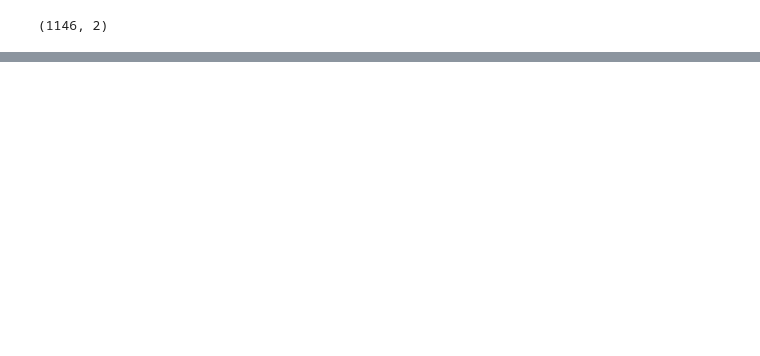
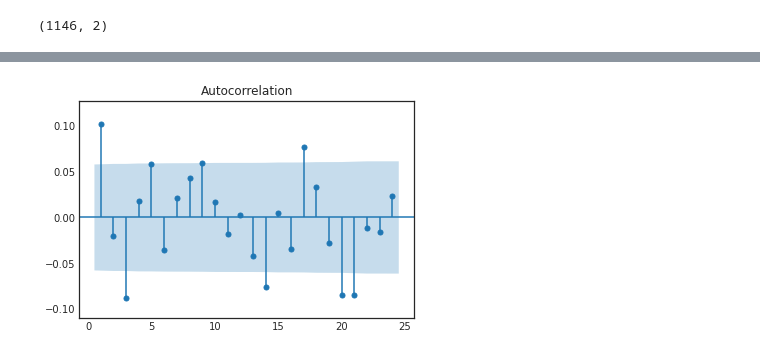
Before and after one commit to MykolaPinchuk/Coursera_IBM_ML1, a Jupyter notebook: ibm-ml1-6-final.ipynb, the cells around one changed output, grey strips where cells are left out. Cells and saved outputs as stored; diff of their text form; code cells hidden in the pictures; blank space fills up the shorter version.

```diff
--- a/ibm-ml1-6-final.ipynb
+++ b/ibm-ml1-6-final.ipynb
@@ -28,0 +68,8 @@ df.head()
+# %%
+# forecasting using ARIMA
+
+# first, see acf/pacf
+
+sm.tsa.graphics.plot_acf(df.mkt, lags=24, zero=False, auto_ylims=True);
+# %% [output]
+[figure, added]
```
Also changed, not shown: parts of 14 cells of this notebook.
